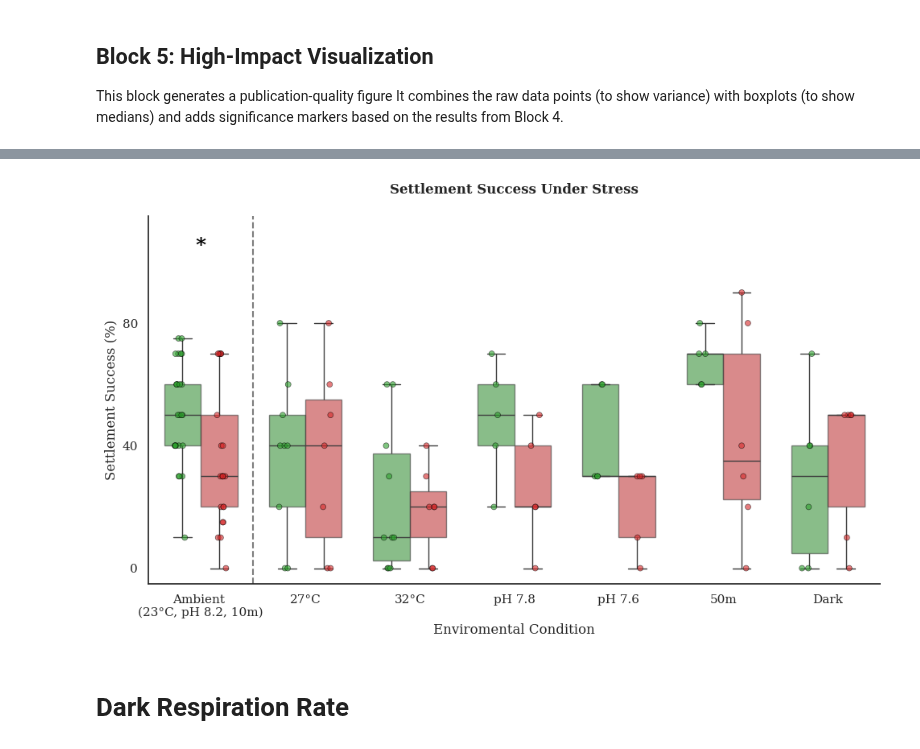
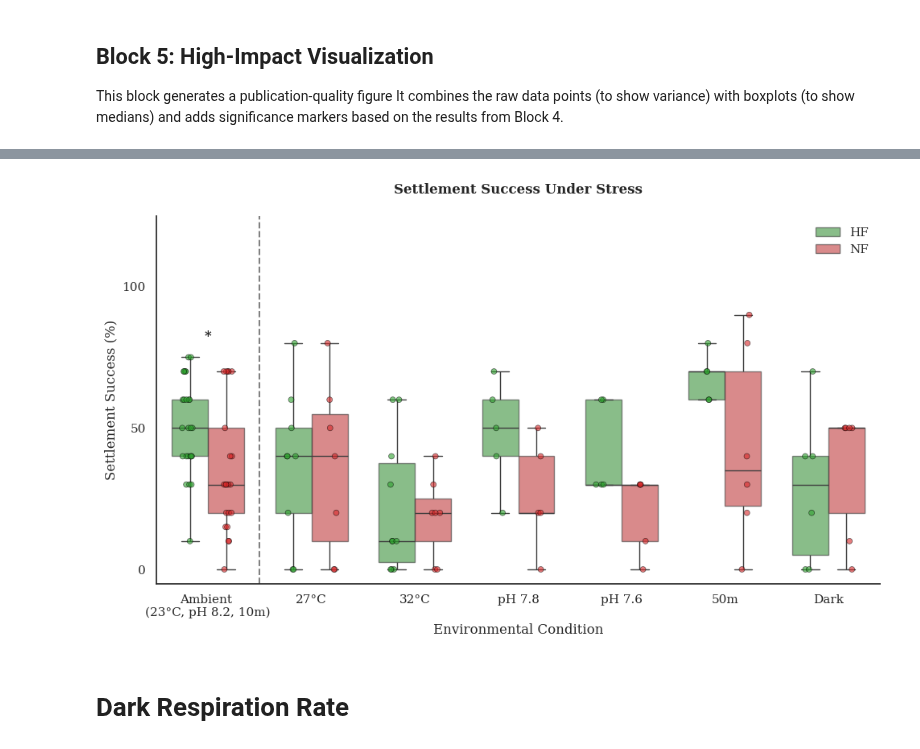
Before and after one commit to LielUziahu/S_Pistillata_Bet-Hedging, a Jupyter notebook: Spat_Physiology.ipynb, the cells around one changed output, grey strips where cells are left out. Saved outputs shown, nothing was run; the diff lists cells and outputs as text; code cells hidden in the pictures.

```diff
--- a/Spat_Physiology.ipynb
+++ b/Spat_Physiology.ipynb
@@ -43,12 +43,12 @@ global_fig_size = (10, 6)
 global_jitter = 0.1
 global_marker_size = 5
 global_alpha = 0.6
-# Centralized Asterisk Settings
-global_asterisk_size = 18
+# Centralized Asterisk Settings - UPDATED to smaller size
+global_asterisk_size = 12
 global_asterisk_weight = 'bold'
 
 # Added for cleaner look
 global_y_nbins = 3
 
-print("Global styling (with bold asterisks and reduced Y-ticks) initialized.")
+print(f"Global styling initialized. Asterisk size reduced to {global_asterisk_size}.")
 # %% [output]
@@ -334,68 +334,42 @@ import matplotlib.pyplot as plt
 import matplotlib.patches as mpatches
 
 # ==========================================
-# BLOCK 5: HIGH-IMPACT VISUALIZATION
+# BLOCK 5: HIGH-IMPACT VISUALIZATION (SETTLEMENT)
 # ==========================================
 
-
-
-# This line is kept as it modifies the DataFrame based on the expected global order string.
 master_df_clean['Treatment'] = master_df_clean['Treatment'].replace('Ambient', 'Ambient \n(23°C, pH 8.2, 10m)')
 
+fig, ax = plt.subplots(figsize=global_fig_size)
 
-fig, ax = plt.subplots(figsize=global_fig_size) # Using global_fig_size
+sns.boxplot(data=master_df_clean, x='Treatment', y='settlement', hue='morph', order=sub_condition_plot_order, palette=variant_colors, ax=ax, width=0.7, boxprops=dict(alpha=global_alpha), showfliers=False)
+sns.stripplot(data=master_df_clean, x='Treatment', y='settlement', hue='morph', order=sub_condition_plot_order, palette=variant_colors, ax=ax, dodge=True, size=global_marker_size, alpha=global_alpha, jitter=global_jitter, edgecolor='black', linewidth=0.5, legend=False)
 
-# Draw Boxplots (Medians and IQRs)
-sns.boxplot(
-    data=master_df_clean, x='Treatment', y='settlement', hue='morph',
-    order=sub_condition_plot_order, palette=variant_colors, ax=ax,
-    width=0.7, boxprops=dict(alpha=global_alpha), showfliers=False, legend=False # Added legend=False
-)
+# Updated Significance Logic: Tiered system
+for idx, row in results_df.iterrows():
+    p_val = row['p_value']
+    if p_val < 0.05:
+        sig_text = "***" if p_val < 0.001 else "**" if p_val < 0.01 else "*"
+        condition = row['Condition']
+        plot_label = 'Ambient \n(23°C, pH 8.2, 10m)' if condition == 'Ambient' else condition
+        if plot_label in sub_condition_plot_order:
+            x_pos = sub_condition_plot_order.index(plot_label)
+            max_y = master_df_clean[master_df_clean['Treatment'] == plot_label]['settlement'].max()
+            ax.text(x_pos, max_y + 5, sig_text, ha='center', va='bottom', fontsize=global_asterisk_size, fontweight=global_asterisk_weight)
 
-# Overlay individual data points (Raw jitter)
-sns.stripplot(
-    data=master_df_clean, x='Treatment', y='settlement', hue='morph',
-    order=sub_condition_plot_order, palette=variant_colors, ax=ax,
-    dodge=True, size=global_marker_size, alpha=global_alpha, jitter=global_jitter, edgecolor='black', linewidth=0.5, legend=False # Added legend=False
-)
+ax.axvline(x=0.5, color='gray', linestyle='--', linewidth=1.5)
+ax.set_title("Settlement Success Under Stress")
+ax.set_xlabel("Environmental Condition")
+ax.set_ylabel("Settlement Success (%)")
+ax.set_ylim(-5, 125)
 
-# 3. Add Significance Markers
-# Based on Block 4 results: Ambient (p=0.012) was significant.
-# We'll place an asterisk above the Ambient group.
-# The position needs to be adjusted as the x-axis label has changed.
-# Ambient is the first item in the 'sub_condition_plot_order' list, so its index is 0.
-ax.text(0, 102, "*", ha='center', va='bottom', color='black', fontsize=global_asterisk_size, fontweight=global_asterisk_weight) # Using global asterisk settings
+# Aesthetic Legend refinement
+ax.legend(frameon=False)
 
-# Find the p-value for Ambient from results_df
-ambient_p_value = results_df[results_df['Condition'] == 'Ambient']['p_value'].iloc[0]
-
-# Add a vertical line after the Ambient group to visually separate it
-ax.axvline(x=0.5, color='gray', linestyle='--', linewidth=1.5)
-
-# 4. Final Polish
-ax.set_title("Settlement Success Under Stress") # Removed fontsize and pad to use global settings
-ax.set_xlabel("Enviromental Condition") # Removed fontsize and labelpad to use global settings
-ax.set_ylabel("Settlement Success (%)") # Removed fontsize and labelpad to use global settings
-ax.set_ylim(-5, 115) # Leave space for significance marks at the top
-
-# Set y-axis ticks using global_y_nbins if available, otherwise default
 if 'global_y_nbins' in globals():
     ax.yaxis.set_major_locator(plt.MaxNLocator(global_y_nbins))
 
-# Clean up legend
-handles, labels = ax.get_legend_handles_labels()
-# ax.legend(handles[:2], ["HF", "NF"],
-#           title="Morph", loc='upper right', frameon=False, fontsize=12) # Removed legend
-
 sns.despine()
 plt.tight_layout()
-
-# Save for the poster (600 DPI is critical for large prints)
 plt.savefig("Master_Settlement_Poster_Plot.png", dpi=600, bbox_inches='tight')
-#plt.savefig("Master_Settlement_Poster_Plot.pdf", dpi=600, bbox_inches='tight')
-#plt.savefig("Master_Settlement_Poster_Plot.svg", dpi=600, bbox_inches='tight')
-#plt.savefig("Master_Settlement_Poster_Plot.tiff", dpi=600, bbox_inches='tight')
-
-print("--- BLOCK 5 COMPLETE ---")
-print("Figure saved as 'Master_Settlement_Poster_Plot.png'.")
+plt.show()
 # %% [output]
@@ -404,4 +376,4 @@ Figure saved as 'Master_Settlement_Poster_Plot.png'.
-[figure, old version]
+[figure, new version]
 # %% [markdown]
 # Dark Respiration Rate
 # %% [markdown]
```
Also changed, not shown: parts of 6 cells of this notebook.
